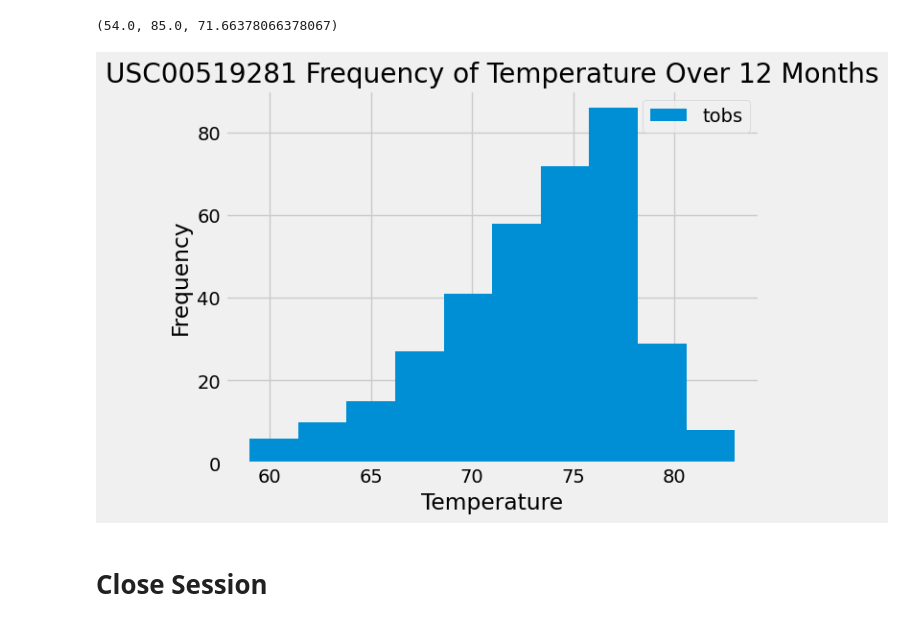
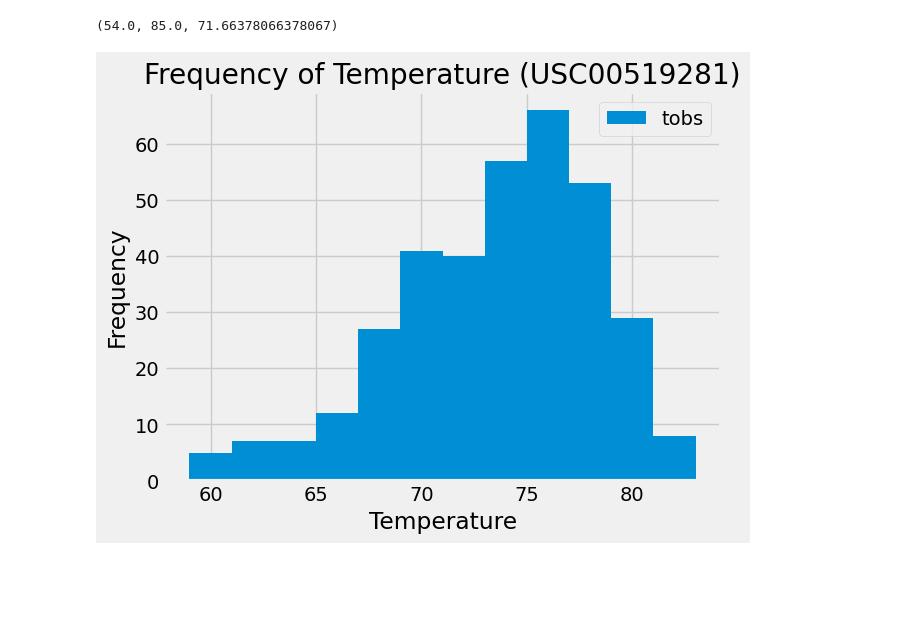
Before and after one commit to priyadharsinid/sqlalchemy-challenge, a Jupyter notebook: Surfsup/climate_starter.ipynb, the cells around one changed output. Drawn from its saved outputs; the diff is of its cells as text; code cells hidden in the pictures; blank space fills up the shorter version.

```diff
--- a/Surfsup/climate_starter.ipynb
+++ b/Surfsup/climate_starter.ipynb
@@ -32,7 +32,7 @@ Base.classes.keys()
 # %%
 # Save references to each table
-measurement=Base.classes.measurement
-station=Base.classes.station
+Measurement=Base.classes.measurement
+Station=Base.classes.station
 # %%
 # Create our session (link) from Python to the DB
 session = Session(engine)
@@ -117,20 +118,21 @@ session.query(func.min(measurement.tobs),
 # %%
 # Using the most active station id
 # Query the last 12 months of temperature observation data for this station and plot the results as a histogram
-stationdata = session.query(measurement.tobs).filter((measurement.date>= date_year
-                                                     ) & (measurement.station=="USC00519281")).all()
+stationdata = session.query(Measurement.tobs).filter((Measurement.date>= date_year
+                                                     ) & (Measurement.station=="USC00519281")).all()
 
 stationdatadf = pd.DataFrame(stationdata)
 
-stationdatadf.plot.hist()
+stationdatadf.plot(kind="hist",bins=12)
 plt.xlabel("Temperature")
-plt.title("USC00519281 Frequency of Temperature Over 12 Months")
+plt.ylabel("Frequency")
+plt.title("Frequency of Temperature (USC00519281)")
 
 plt.show()
+
+# Close Session
 # %% [output]
-[figure, old version]
+[figure, new version]
-# %% [markdown]
-# Close Session
 # %%
 # Close Session
 session.close()
```
Also changed, not shown: parts of 6 cells of this notebook, 1 other file.
